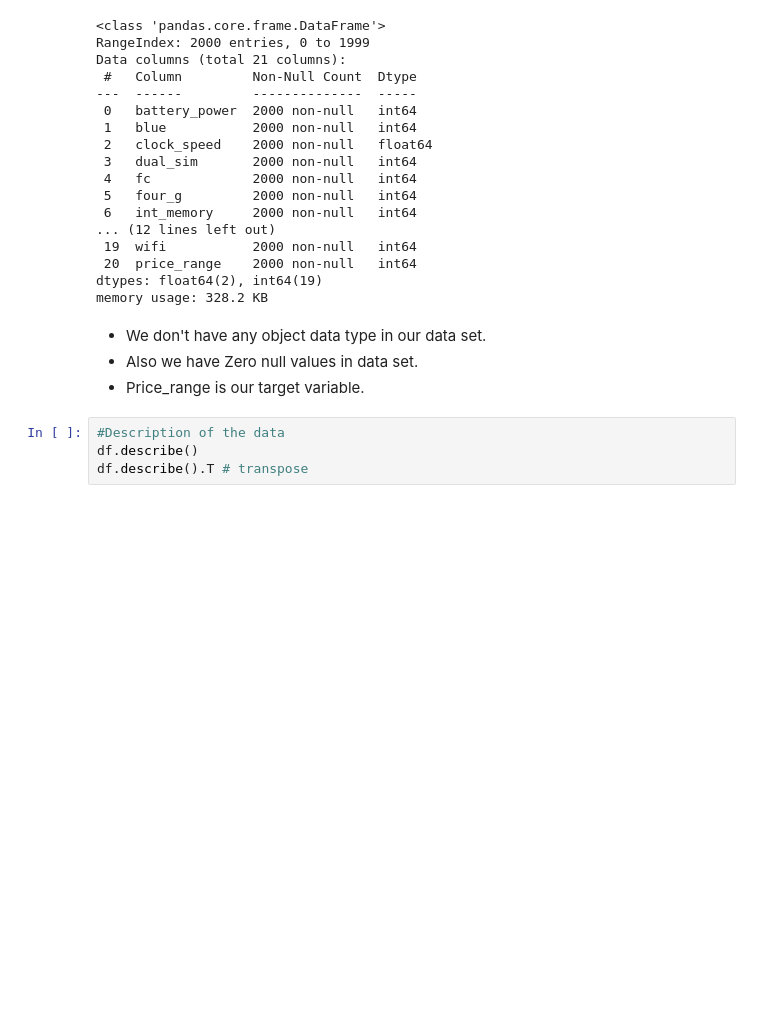
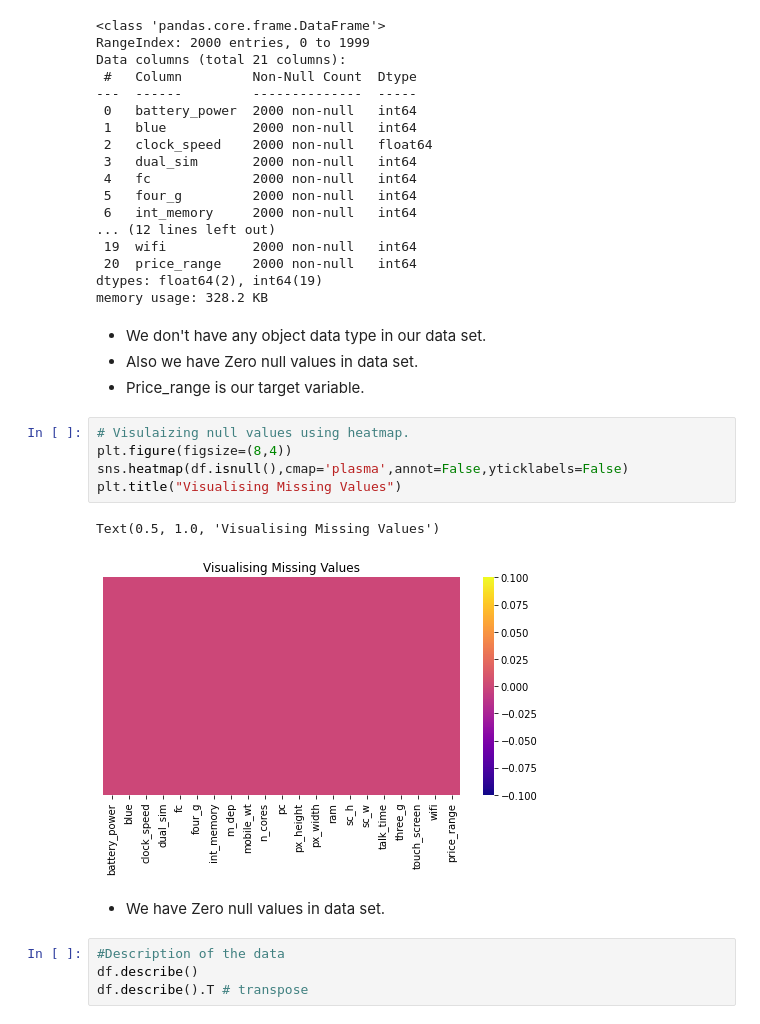
Before and after one commit to PrateekKumar88888/Mobile-Price-Range-Prediction, a Jupyter notebook: Mobile_Price_Range_Prediction_Capstone_Project.ipynb, the cells around one changed output. Saved outputs shown, nothing was run; the diff lists cells and outputs as text; blank space fills up the shorter version.

```diff
--- a/Mobile_Price_Range_Prediction_Capstone_Project.ipynb
+++ b/Mobile_Price_Range_Prediction_Capstone_Project.ipynb
@@ -125,6 +125,16 @@ memory usage: 328.2 KB
 * We don't have any object data type in our data set.
 * Also we have Zero null values in data set.
 * Price_range is our target variable.
+# %%
+# Visulaizing null values using heatmap.
+plt.figure(figsize=(8,4))
+sns.heatmap(df.isnull(),cmap='plasma',annot=False,yticklabels=False)
+plt.title("Visualising Missing Values")
+# %% [output]
+Text(0.5, 1.0, 'Visualising Missing Values')
+[figure, added]
+# %% [markdown]
+* We have Zero null values in data set.
 # %%
 #Description of the data
 df.describe()
```
Also changed, not shown: parts of 45 cells of this notebook.
